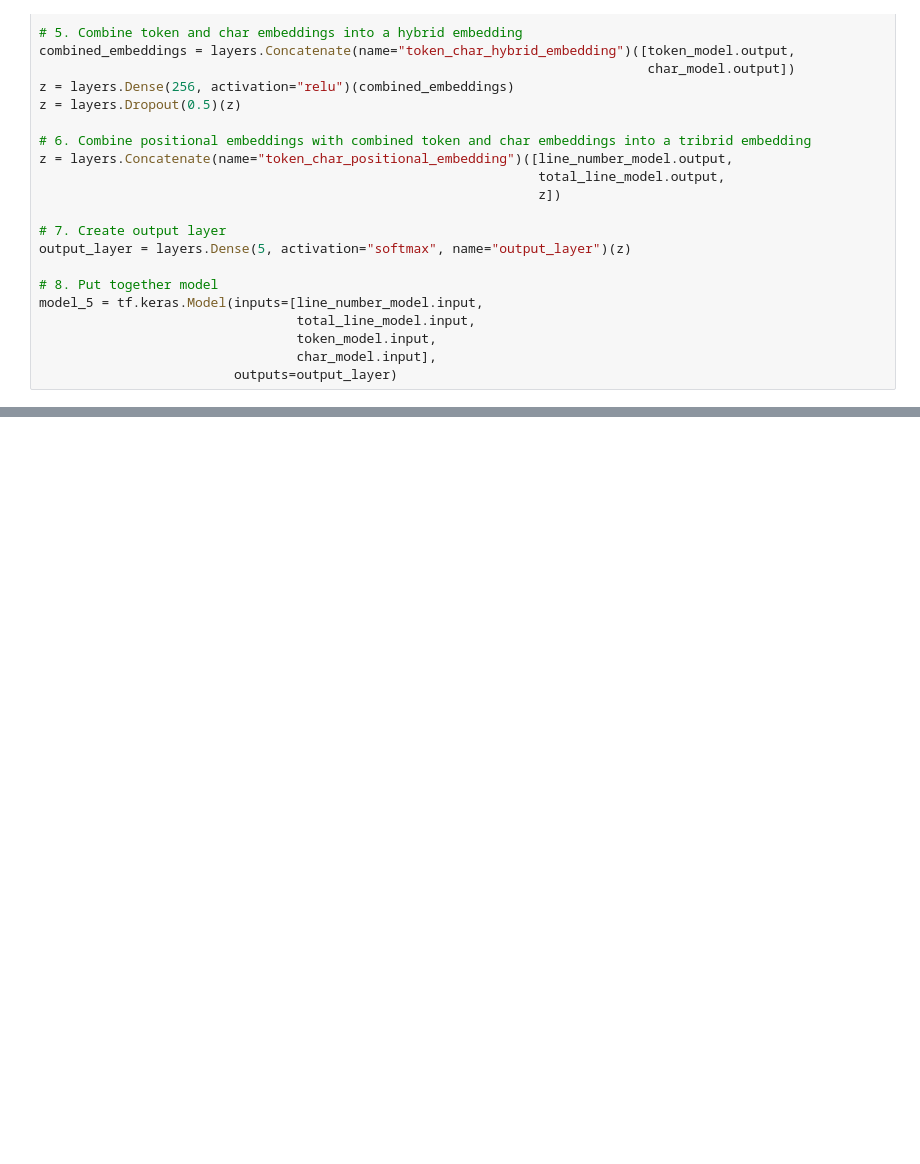
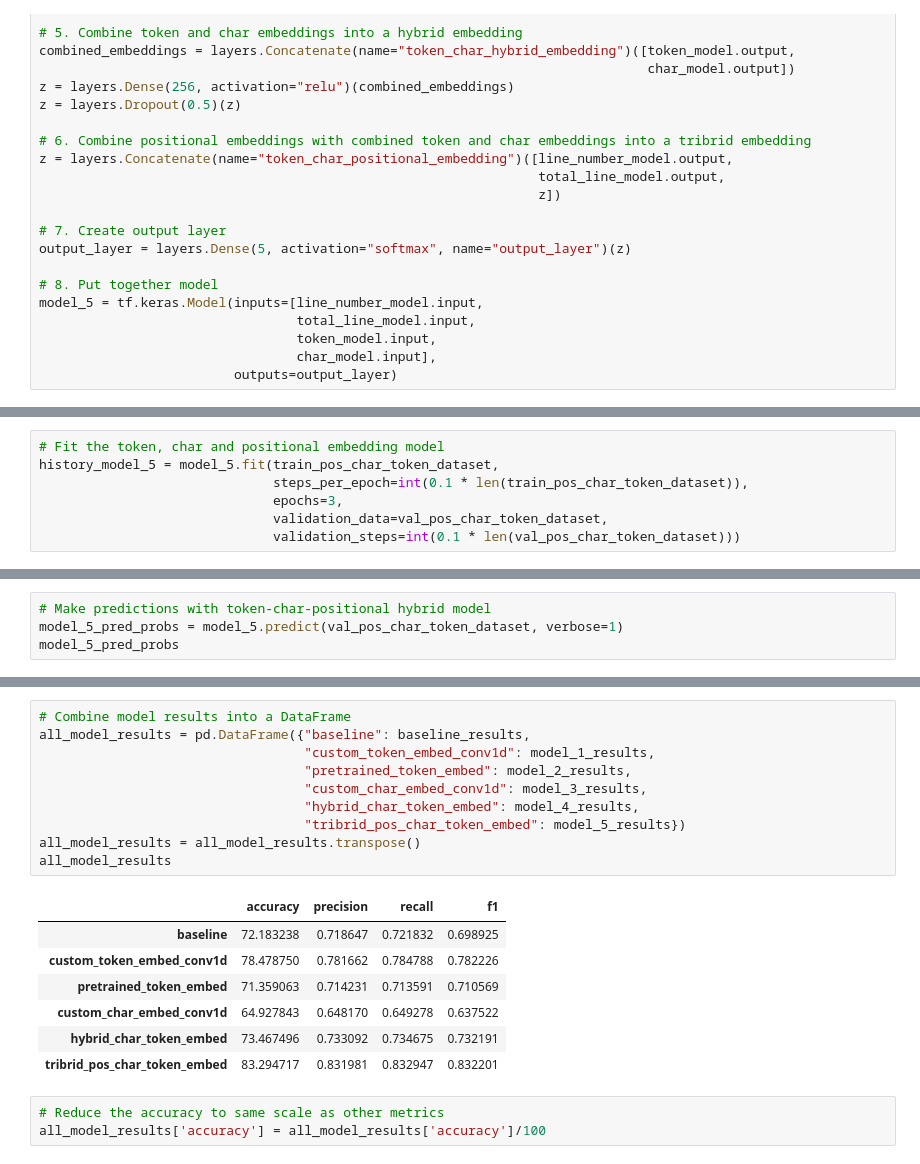
Before and after one commit to ShivajiMallela/Deep-learning-with-Tensorflow, a Jupyter notebook: 9_SkimLit_nlp_milestone_project_2.ipynb, the cells around one changed output, grey strips where cells are left out. Saved outputs shown, nothing was run; the diff lists cells and outputs as text; blank space fills up the shorter version.

```diff
--- a/9_SkimLit_nlp_milestone_project_2.ipynb
+++ b/9_SkimLit_nlp_milestone_project_2.ipynb
@@ -1655,0 +1720,7 @@ plot_model(model_5)
+# %%
+# Fit the token, char and positional embedding model
+history_model_5 = model_5.fit(train_pos_char_token_dataset,
+                              steps_per_epoch=int(0.1 * len(train_pos_char_token_dataset)),
+                              epochs=3,
+                              validation_data=val_pos_char_token_dataset,
+                              validation_steps=int(0.1 * len(val_pos_char_token_dataset)))
@@ -1655,0 +1734,4 @@ plot_model(model_5)
+# %%
+# Make predictions with token-char-positional hybrid model
+model_5_pred_probs = model_5.predict(val_pos_char_token_dataset, verbose=1)
+model_5_pred_probs
@@ -1655,0 +1774,21 @@ plot_model(model_5)
+# %%
+# Combine model results into a DataFrame
+all_model_results = pd.DataFrame({"baseline": baseline_results,
+                                  "custom_token_embed_conv1d": model_1_results,
+                                  "pretrained_token_embed": model_2_results,
+                                  "custom_char_embed_conv1d": model_3_results,
+                                  "hybrid_char_token_embed": model_4_results,
+                                  "tribrid_pos_char_token_embed": model_5_results})
+all_model_results = all_model_results.transpose()
+all_model_results
+# %% [output]
+|  | accuracy | precision | recall | f1 |
+| baseline | 72.183238 | 0.718647 | 0.721832 | 0.698925 |
+| custom_token_embed_conv1d | 78.478750 | 0.781662 | 0.784788 | 0.782226 |
+| pretrained_token_embed | 71.359063 | 0.714231 | 0.713591 | 0.710569 |
+| custom_char_embed_conv1d | 64.927843 | 0.648170 | 0.649278 | 0.637522 |
+| hybrid_char_token_embed | 73.467496 | 0.733092 | 0.734675 | 0.732191 |
+| tribrid_pos_char_token_embed | 83.294717 | 0.831981 | 0.832947 | 0.832201 |
+# %%
+# Reduce the accuracy to same scale as other metrics
+all_model_results['accuracy'] = all_model_results['accuracy']/100
```
Also changed, not shown: parts of 48 cells of this notebook.
